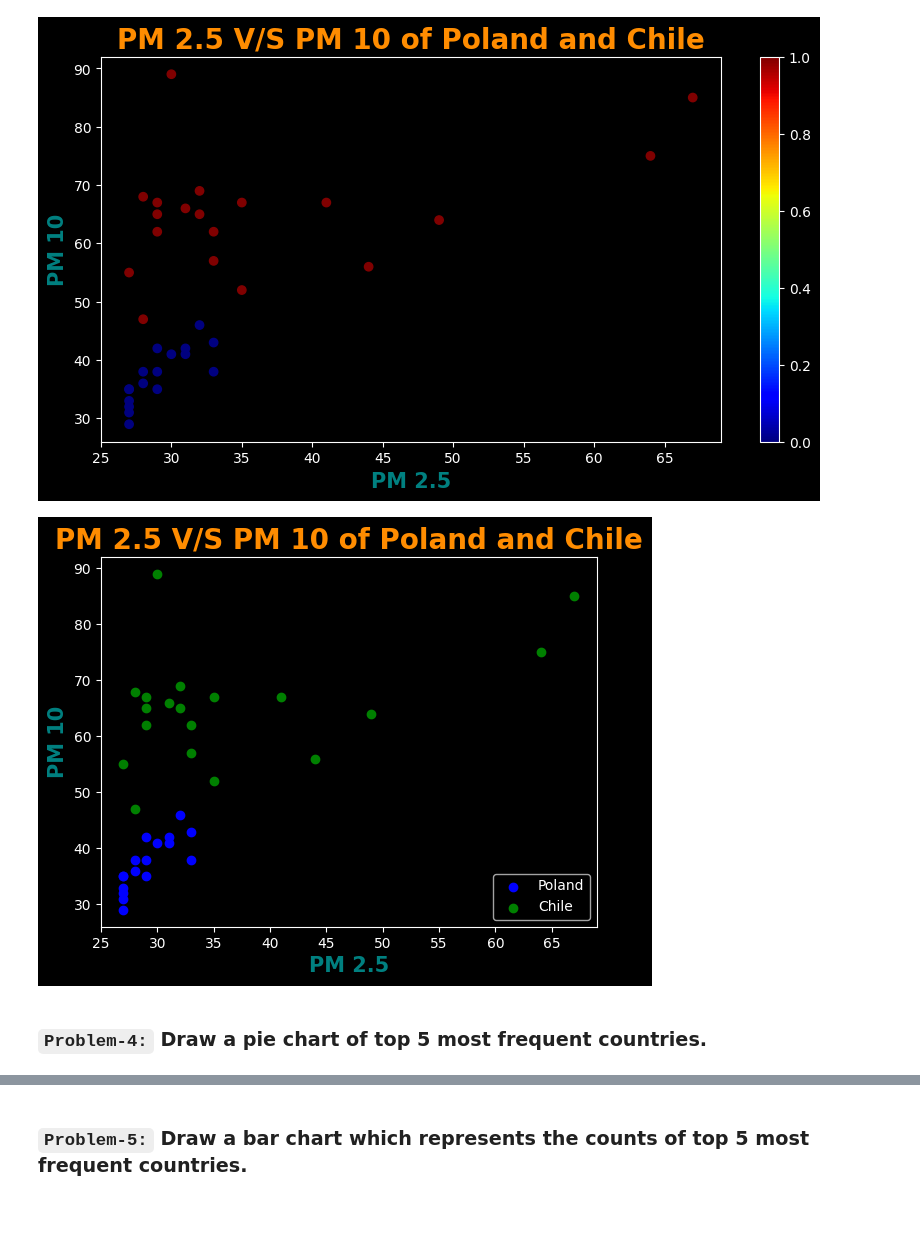
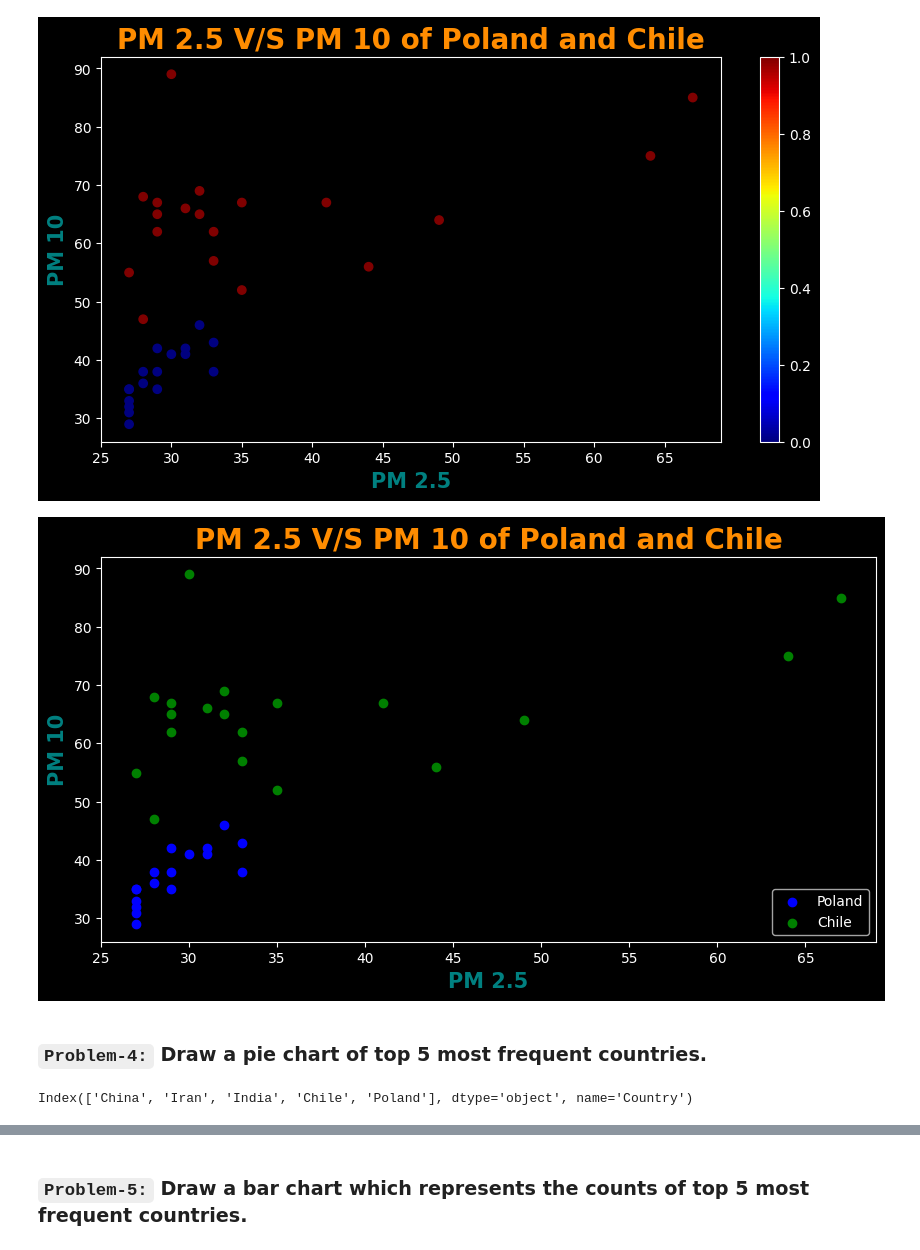
Before and after one commit to rishabhk1501/Data-Analytics-Tasks, a Jupyter notebook: session_23_task_soln.ipynb, the cells around one changed output, grey strips where cells are left out. Drawn from its saved outputs; the diff is of its cells as text; code cells hidden in the pictures; blank space fills up the shorter version.

```diff
--- a/session_23_task_soln.ipynb
+++ b/session_23_task_soln.ipynb
@@ -114,17 +114,22 @@ plt.show()
 temp = df[df['Country'].isin(['Poland','Chile'])][['Country','PM2.5','PM10']]
 # %%
 # Using standard scatter plot with legend
+plt.figure(figsize=(10,5))
 
 plt.scatter(temp[temp['Country']=='Poland']['PM2.5'],temp[temp['Country']=='Poland']['PM10'],label='Poland',color='blue')
 plt.scatter(temp[temp['Country']=='Chile']['PM2.5'],temp[temp['Country']=='Chile']['PM10'],label='Chile',color='green')
 
 plt.title('PM 2.5 V/S PM 10 of Poland and Chile',fontdict={'fontsize':20,'weight': 'bold','color': '#FF8C00'})
 plt.xlabel('PM 2.5',fontdict={'fontsize':15,'weight': 'bold','color': '#008080'})
 plt.ylabel('PM 10',fontdict={'fontsize':15,'weight': 'bold','color': '#008080'})
 
 plt.legend(loc='best')
 plt.show()
 # %% [output]
-[figure, old version]
+[figure, new version]
 # %% [markdown]
 ### **`Problem-4:`** Draw a pie chart of top 5 most frequent countries.
+# %%
+df['Country'].value_counts().sort_values(ascending=False).head(5).index
+# %% [output]
+Index(['China', 'Iran', 'India', 'Chile', 'Poland'], dtype='object', name='Country')
```
Also changed, not shown: parts of 3 cells of this notebook.
